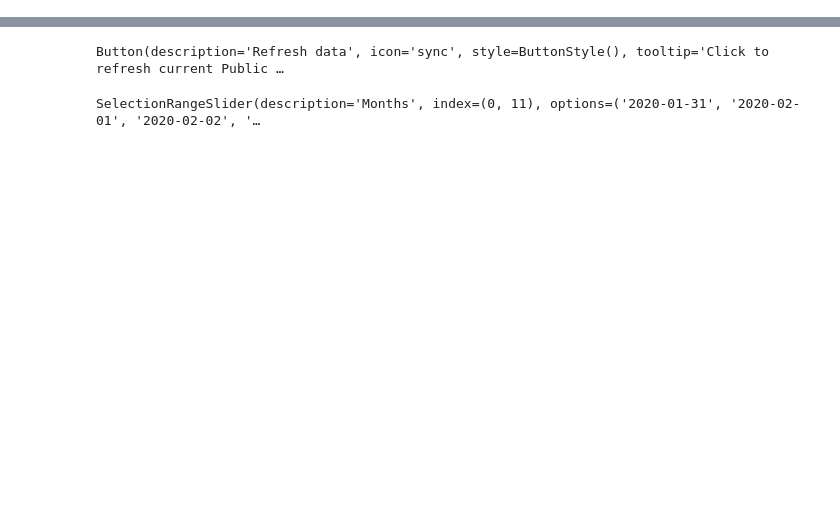
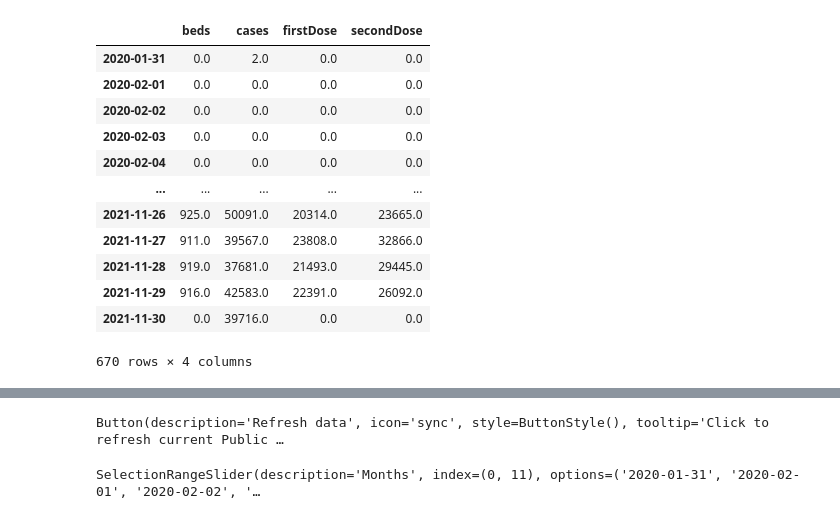
Before and after one commit to jmdwrntn/uk-covid19-dashboard, a Jupyter notebook: test.ipynb, the cells around one changed output, grey strips where cells are left out. Drawn from its saved outputs; the diff is of its cells as text; code cells hidden in the pictures; blank space fills up the shorter version.

```diff
--- a/test.ipynb
+++ b/test.ipynb
@@ -55,18 +55,33 @@ bedsDataFrame=pd.DataFrame(index=index, columns=['beds', 'cases', 'firstDose', '
 # %%
 for entry in datalist: # each entry is a dictionary with date, cases, hospital and deaths
     date=parse_date(entry['date'])
     for column in ['beds', 'cases', 'firstDose', 'secondDose']:
         # check that nothing is there yet - just in case some dates are duplicated,
         # maybe with data for different columns in each entry
         if pd.isna(bedsDataFrame.loc[date, column]):
             # replace None with 0 in our data
             value=float(entry[column]) if entry[column]!=None else 0.0
             # this is the way you access a specific location in the dataframe - use .loc
             # and put index,column in a single set of [ ]
             bedsDataFrame.loc[date, column]=value
 
 # fill in any remaining "holes" due to missing dates
 bedsDataFrame.fillna(0.0, inplace=True)
+bedsDataFrame
+# %% [output]
+|  | beds | cases | firstDose | secondDose |
+| 2020-01-31 | 0.0 | 2.0 | 0.0 | 0.0 |
+| 2020-02-01 | 0.0 | 0.0 | 0.0 | 0.0 |
+| 2020-02-02 | 0.0 | 0.0 | 0.0 | 0.0 |
+| 2020-02-03 | 0.0 | 0.0 | 0.0 | 0.0 |
+| 2020-02-04 | 0.0 | 0.0 | 0.0 | 0.0 |
+| ... | ... | ... | ... | ... |
+| 2021-11-26 | 925.0 | 50091.0 | 20314.0 | 23665.0 |
+| 2021-11-27 | 911.0 | 39567.0 | 23808.0 | 32866.0 |
+| 2021-11-28 | 919.0 | 37681.0 | 21493.0 | 29445.0 |
+| 2021-11-29 | 916.0 | 42583.0 | 22391.0 | 26092.0 |
+| 2021-11-30 | 0.0 | 39716.0 | 0.0 | 0.0 |
+670 rows × 4 columns
 # %%
 bedsDataFrame.plot()
 # %% [output]
```
Also changed, not shown: parts of 3 cells of this notebook, 3 other files.
